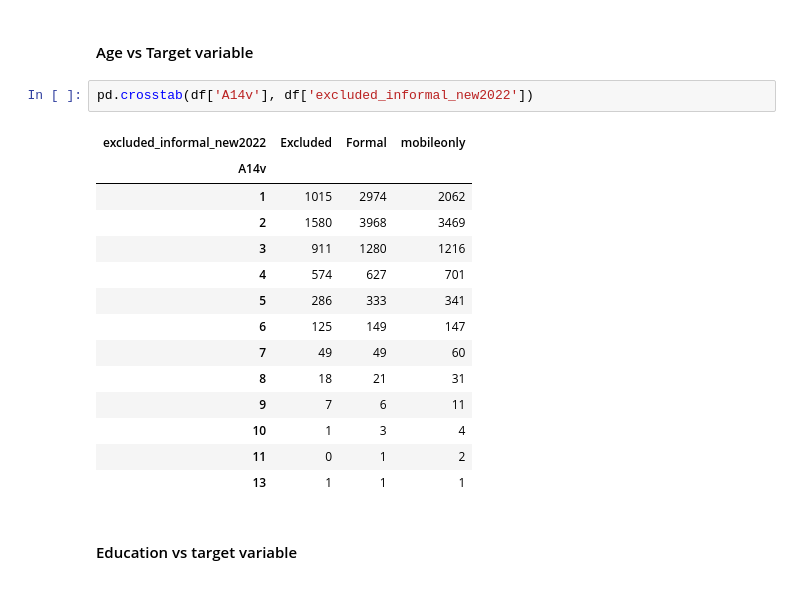
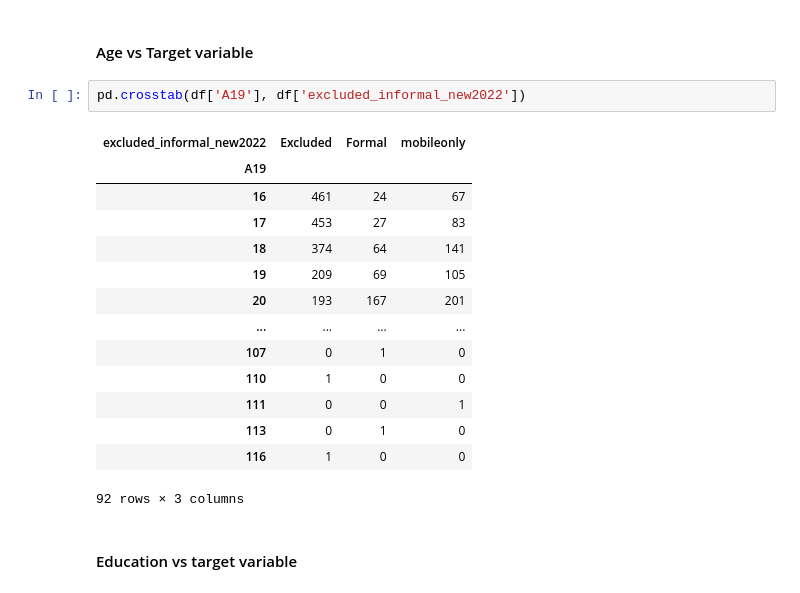
Before and after one commit to ChairoSolutions/Kenya-financial-inclusion-risk, a Jupyter notebook: notebooks-03_eda_subgroup_analysis.ipynb.ipynb, the cells around one changed output. Cells and saved outputs as stored; diff of their text form.

```diff
--- a/notebooks-03_eda_subgroup_analysis.ipynb.ipynb
+++ b/notebooks-03_eda_subgroup_analysis.ipynb.ipynb
@@ -619,22 +619,22 @@ pd.crosstab(df['County'], df['excluded_informal_new2022'])
 # %% [markdown]
 #### Age vs Target variable
 # %%
-pd.crosstab(df['A14v'], df['excluded_informal_new2022'])
+pd.crosstab(df['A19'], df['excluded_informal_new2022'])
 # %% [output]
 | excluded_informal_new2022 | Excluded | Formal | mobileonly |
-| A14v |  |  |  |
-| 1 | 1015 | 2974 | 2062 |
-| 2 | 1580 | 3968 | 3469 |
-| 3 | 911 | 1280 | 1216 |
-| 4 | 574 | 627 | 701 |
-| 5 | 286 | 333 | 341 |
-| 6 | 125 | 149 | 147 |
-| 7 | 49 | 49 | 60 |
-| 8 | 18 | 21 | 31 |
-| 9 | 7 | 6 | 11 |
-| 10 | 1 | 3 | 4 |
-| 11 | 0 | 1 | 2 |
-| 13 | 1 | 1 | 1 |
+| A19 |  |  |  |
+| 16 | 461 | 24 | 67 |
+| 17 | 453 | 27 | 83 |
+| 18 | 374 | 64 | 141 |
+| 19 | 209 | 69 | 105 |
+| 20 | 193 | 167 | 201 |
+| ... | ... | ... | ... |
+| 107 | 0 | 1 | 0 |
+| 110 | 1 | 0 | 0 |
+| 111 | 0 | 0 | 1 |
+| 113 | 0 | 1 | 0 |
+| 116 | 1 | 0 | 0 |
+92 rows × 3 columns
 # %% [markdown]
 #### Education vs target variable
 # %%
```
Also changed, not shown: parts of 1 cell of this notebook.
